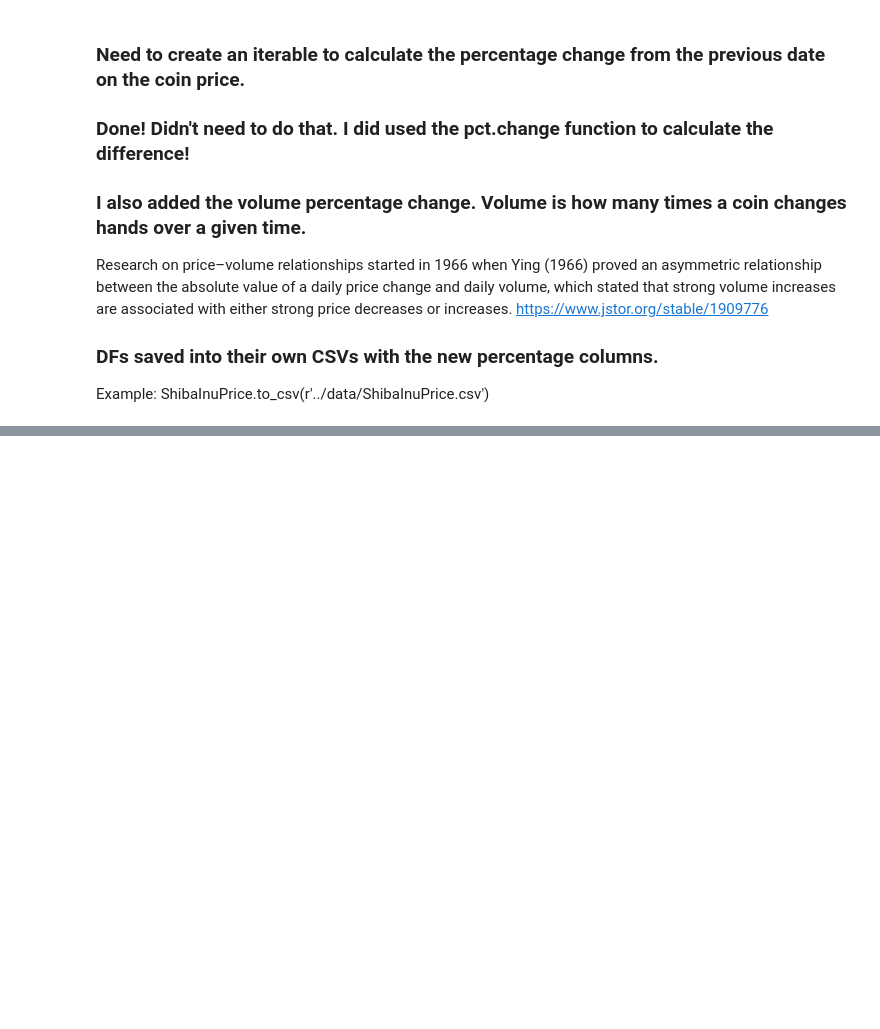
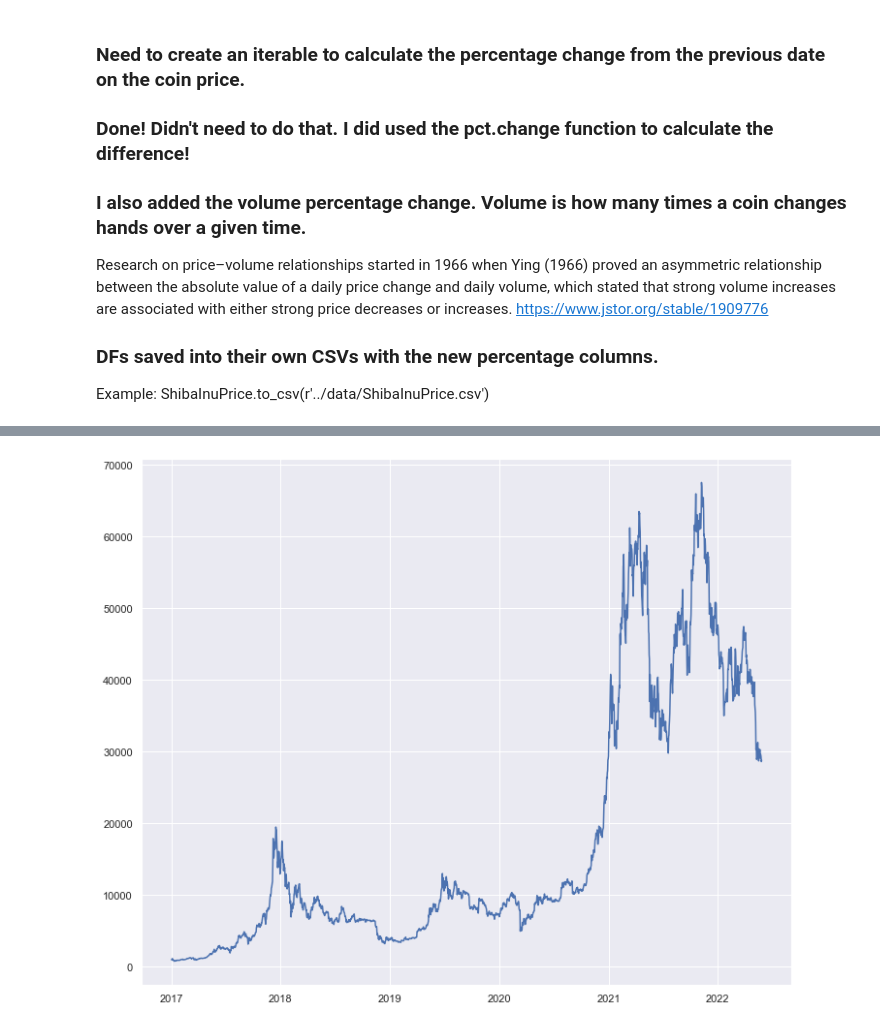
Before and after one commit to mrmoya413/Capstone_RudyMoya, a Jupyter notebook: Notebooks/Rudy_Moya_Capstone.ipynb, the cells around one changed output, grey strips where cells are left out. Cells and saved outputs as stored; diff of their text form; code cells hidden in the pictures; blank space fills up the shorter version.

```diff
--- a/Notebooks/Rudy_Moya_Capstone.ipynb
+++ b/Notebooks/Rudy_Moya_Capstone.ipynb
@@ -1069,0 +1181,12 @@ Example: ShibaInuPrice.to_csv(r'../data/ShibaInuPrice.csv')
+# %%
+GoldPrice['ProductName'] = 'Gold'
+ShibaInuPrice['ProductName'] = 'ShibaInu'
+USDCoinPrice['ProductName'] = 'USDCoin'
+CardanoPrice['ProductName'] = 'Cardano'
+XRPPrice['ProductName'] = 'XRP'
+TetherPrice['ProductName'] = 'Tether'
+StellarPrice['ProductName'] = 'Stellar'
+SolanaPrice['ProductName'] = 'Solana'
+EthereumPrice['ProductName'] = 'Ethereum'
+DogecoinPrice['ProductName'] = 'Dogecoin'
+BitcoinPrice['ProductName'] = 'Bitcoin'
@@ -1069,0 +1221,9 @@ Example: ShibaInuPrice.to_csv(r'../data/ShibaInuPrice.csv')
+# %%
+x =BitcoinPrice['Date']
+y = BitcoinPrice['Close']
+
+plt.figure(figsize=(12,10))
+plt.plot(x, y)
+plt.show()
+# %% [output]
+[figure, added]
```
Also changed, not shown: parts of 28 cells of this notebook.
